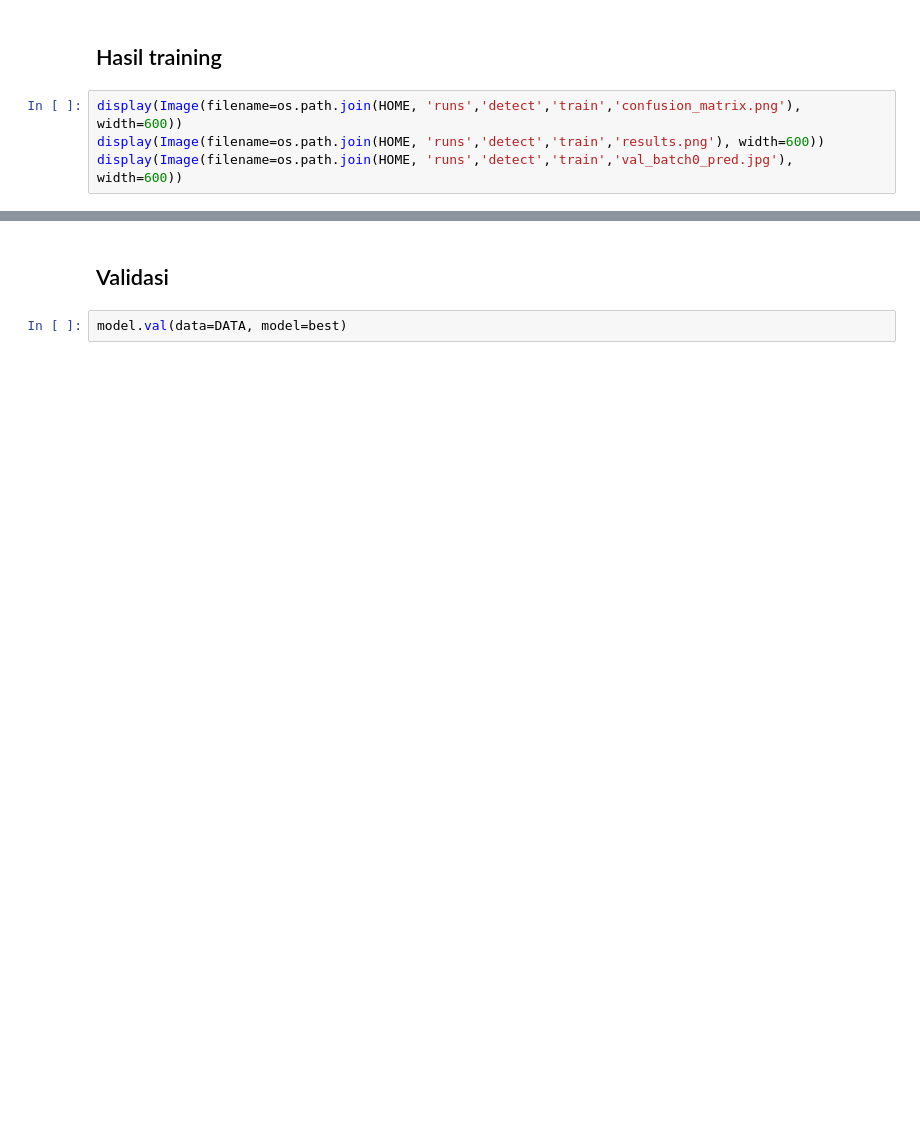
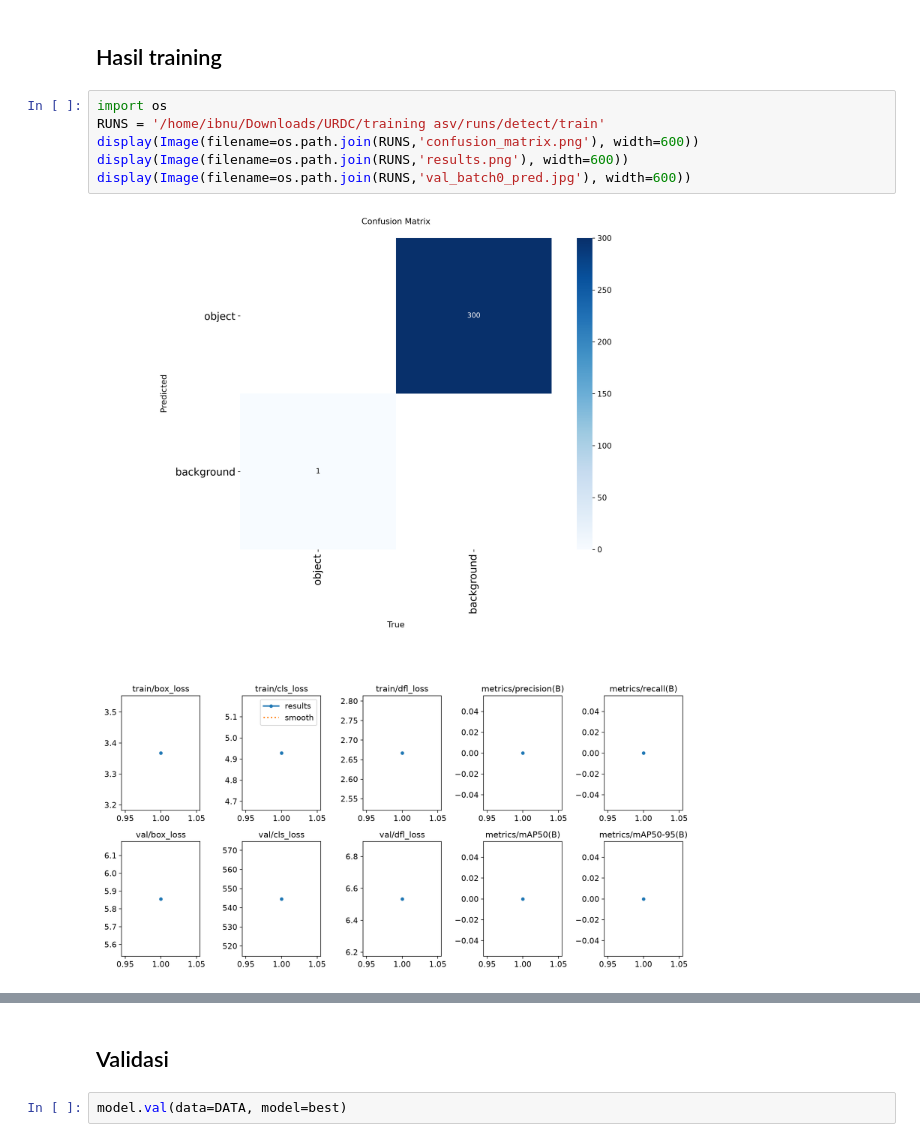
Before and after one commit to Farrewl/training-asv, a Jupyter notebook: notebooks/01_train_yolo.ipynb, the cells around one changed output, grey strips where cells are left out. Drawn from its saved outputs; the diff is of its cells as text; blank space fills up the shorter version.

Commit message:
chore: final train result (best.pt+best.onnx) + notebook fixes for paths/kernel usage

```diff
--- a/notebooks/01_train_yolo.ipynb
+++ b/notebooks/01_train_yolo.ipynb
@@ -70,6 +96,11 @@ print("BEST:", best)
 # %% [markdown]
 ## Hasil training
 # %%
-display(Image(filename=os.path.join(HOME, 'runs','detect','train','confusion_matrix.png'), width=600))
-display(Image(filename=os.path.join(HOME, 'runs','detect','train','results.png'), width=600))
-display(Image(filename=os.path.join(HOME, 'runs','detect','train','val_batch0_pred.jpg'), width=600))
+import os
+RUNS = '/home/ibnu/Downloads/URDC/training asv/runs/detect/train'
+display(Image(filename=os.path.join(RUNS,'confusion_matrix.png'), width=600))
+display(Image(filename=os.path.join(RUNS,'results.png'), width=600))
+display(Image(filename=os.path.join(RUNS,'val_batch0_pred.jpg'), width=600))
+# %% [output]
+[figure, added]
+[figure, added]
```
Also changed, not shown: parts of 7 cells of this notebook, 2 other files.
